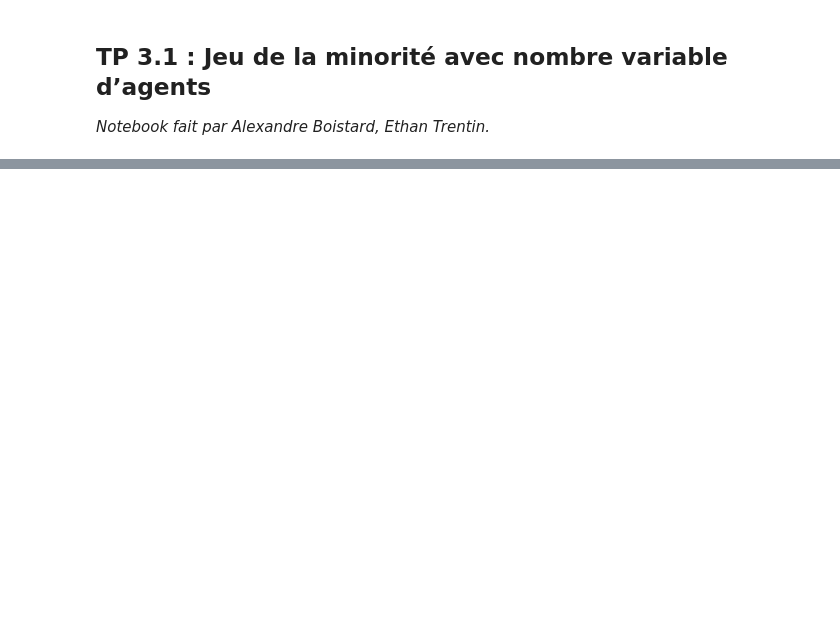
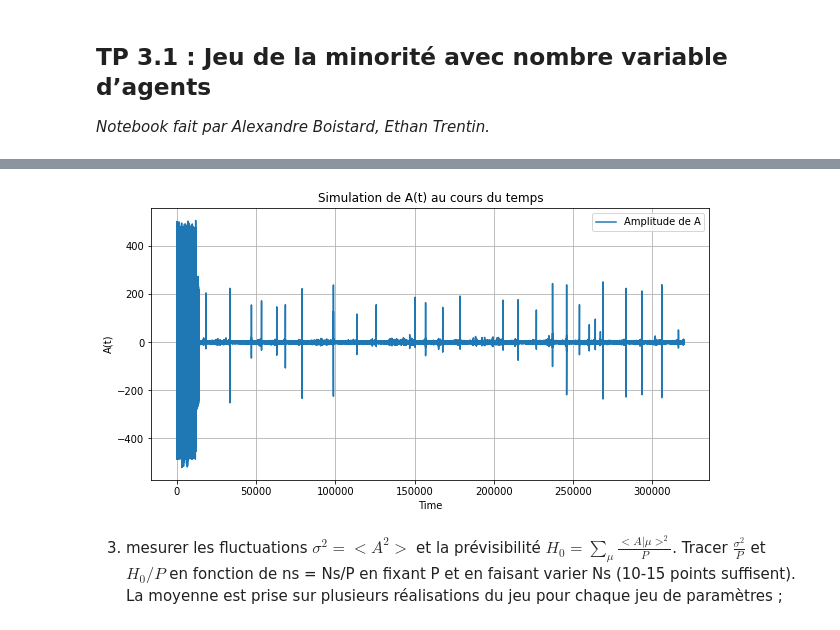
Before and after one commit to ethantrentin/Markets-Physic, a Jupyter notebook: TP5.ipynb, the cells around one changed output, grey strips where cells are left out. Cells and saved outputs as stored; diff of their text form; code cells hidden in the pictures; blank space fills up the shorter version.

```diff
--- a/TP5.ipynb
+++ b/TP5.ipynb
@@ -98,0 +124,7 @@ ValueError: x and y must have same first dimension, but have shapes (2000,) and
+# %%
+T = int(200*P/epsilon)
+plot_simulation(initialize, Ns, P, Np, M, T, epsilon)
+# %% [output]
+[figure, added]
+# %% [markdown]
+3. mesurer les fluctuations $\sigma^2 = <A^2>$ et la prévisibilité $H_0 = \sum_{\mu} \frac{<A|\mu>^2}{P}$. Tracer $\frac{\sigma^2}{P}$ et $H_0/P$ en fonction de ns = Ns/P en fixant P et en faisant varier Ns (10-15 points suffisent). La moyenne est prise sur plusieurs réalisations du jeu pour chaque jeu de paramètres ;
```
Also changed, not shown: parts of 47 cells of this notebook.
